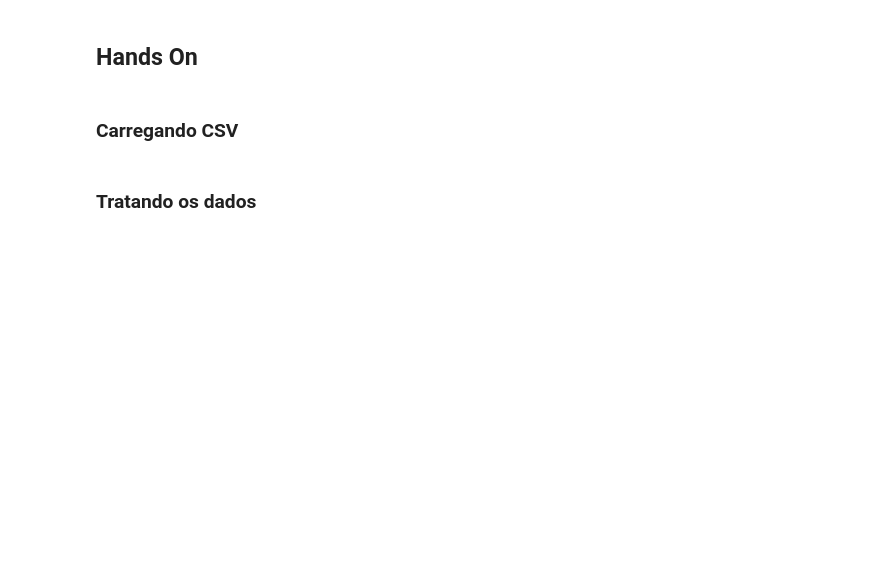
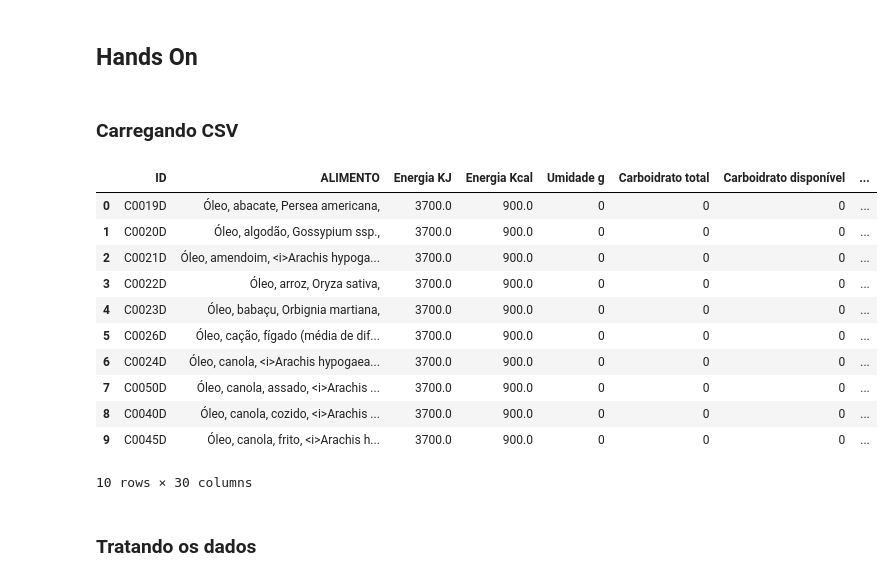
Before and after one commit to Byte-Boost/AIService_Junipy, a Jupyter notebook: src/app.ipynb, the cells around one changed output. Saved outputs shown, nothing was run; the diff lists cells and outputs as text; code cells hidden in the pictures; blank space fills up the shorter version.

```diff
--- a/src/app.ipynb
+++ b/src/app.ipynb
@@ -20,11 +22,24 @@ print("Path to dataset files:", path)
 # %% [markdown]
 ### Carregando CSV
 # %%
-tbca = pd.read_csv("../docs/datasets/TBCA_20223103csv.csv", sep=";", usecols=range(39))
+tbca = pd.read_csv("../docs/datasets/TBCA_20223103csv.csv", sep=";", usecols=range(30))
 # sep - usa ';' como separador de colunas
 # usecols - carrega as primeiras 39 colunas
 
 tbca.head(10) #39 primeiras colunas relevantes
+# %% [output]
+|  | ID | ALIMENTO | Energia KJ | Energia Kcal | Umidade g | Carboidrato total | Carboidrato disponível | ... |
+| 0 | C0019D | Óleo, abacate, Persea americana, | 3700.0 | 900.0 | 0 | 0 | 0 | ... |
+| 1 | C0020D | Óleo, algodão, Gossypium ssp., | 3700.0 | 900.0 | 0 | 0 | 0 | ... |
+| 2 | C0021D | Óleo, amendoim, <i>Arachis hypoga... | 3700.0 | 900.0 | 0 | 0 | 0 | ... |
+| 3 | C0022D | Óleo, arroz, Oryza sativa, | 3700.0 | 900.0 | 0 | 0 | 0 | ... |
+| 4 | C0023D | Óleo, babaçu, Orbignia martiana, | 3700.0 | 900.0 | 0 | 0 | 0 | ... |
+| 5 | C0026D | Óleo, cação, fígado (média de dif... | 3700.0 | 900.0 | 0 | 0 | 0 | ... |
+| 6 | C0024D | Óleo, canola, <i>Arachis hypogaea... | 3700.0 | 900.0 | 0 | 0 | 0 | ... |
+| 7 | C0050D | Óleo, canola, assado, <i>Arachis ... | 3700.0 | 900.0 | 0 | 0 | 0 | ... |
+| 8 | C0040D | Óleo, canola, cozido, <i>Arachis ... | 3700.0 | 900.0 | 0 | 0 | 0 | ... |
+| 9 | C0045D | Óleo, canola, frito, <i>Arachis h... | 3700.0 | 900.0 | 0 | 0 | 0 | ... |
+10 rows × 30 columns
 # %% [markdown]
 ### Tratando os dados
 # %%
```
Also changed, not shown: parts of 9 cells of this notebook, 1 other file.
